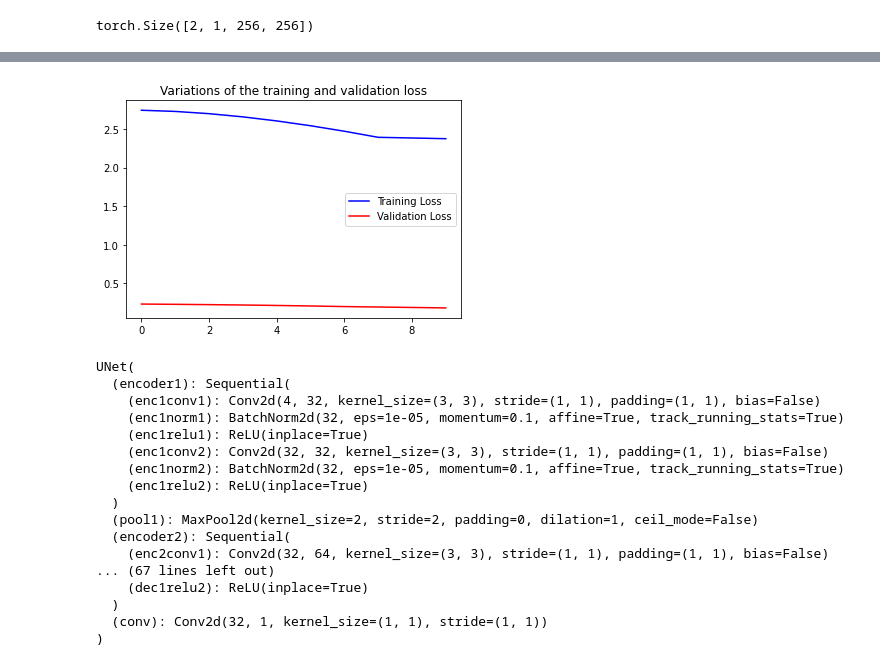
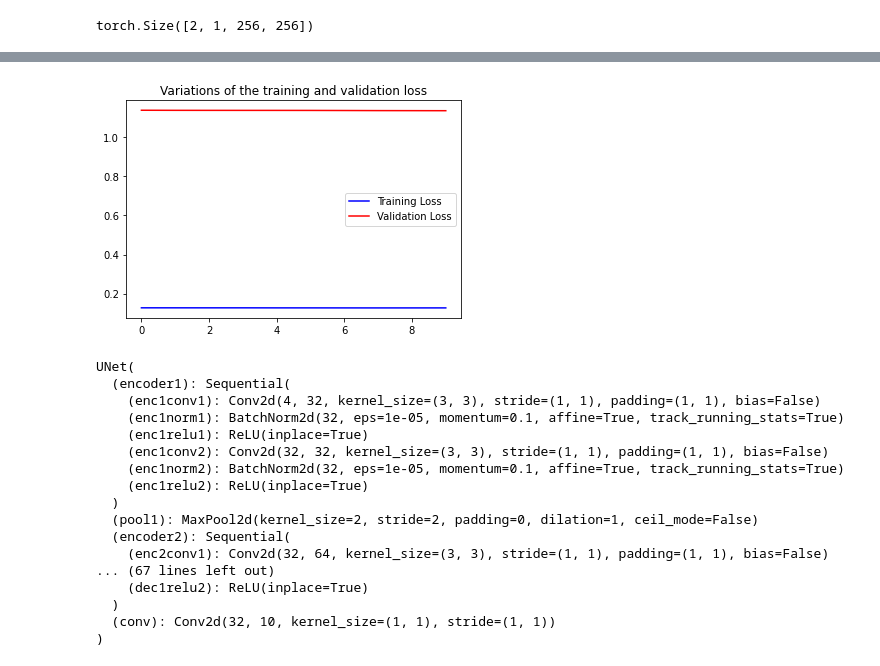
Before and after one commit to fdlci/Data_challenge, a Jupyter notebook: Pytorch/Unet.ipynb, the cells around one changed output, grey strips where cells are left out. Cells and saved outputs as stored; diff of their text form; code cells hidden in the pictures.

Commit message:
Corrected training function

```diff
--- a/Pytorch/Unet.ipynb
+++ b/Pytorch/Unet.ipynb
@@ -20,7 +21,7 @@ import copy
 # Implementation of UNet
 # %%
 class UNet(nn.Module):
-    def __init__(self, in_channels=4, out_channels=1, init_features=32):
+    def __init__(self, in_channels=4, out_channels=10, init_features=32):
         super(UNet, self).__init__()
         features = init_features
         self.encoder1 = UNet._block(in_channels, features, name="enc1")
@@ -381,9 +382,11 @@ def build_dataloaders(images_dir):
     loader_train = DataLoader(dataset_train, batch_size=batch_size, shuffle=True)
     loader_valid = DataLoader(dataset_valid, batch_size=batch_size)
 
-    return loader_train, loader_valid
+    dataset_sizes = {'train': len(dataset_train), 'valid': len(dataset_valid)}
+
+    return loader_train, loader_valid, dataset_sizes
 # %%
-loader_train, loader_valid = build_dataloaders(images_dir)
+loader_train, loader_valid, dataset_sizes = build_dataloaders(images_dir)
 # %%
 images_train, labels_train = next(iter(loader_train))
 images_val, labels_val = next(iter(loader_valid))
@@ -535,7 +561,7 @@ def iou_pytorch(outputs, labels):
 # %%
 def train_model(data_dir, model, epochs):
 
-    loader_train, loader_valid = build_dataloaders(data_dir)
+    loader_train, loader_valid, data_sizes = build_dataloaders(data_dir)
 
     class_weights = torch.FloatTensor(weights)
 
@@ -547,9 +573,9 @@ def train_model(data_dir, model, epochs):
 
     # Training the model
     title = 'Variations of the training and validation loss'
-    model_ft = training(model, loader_train, loader_valid, epochs, optimizer_ft, exp_lr_scheduler, title)
+    model_ft = training(model, loader_train, loader_valid, data_sizes, epochs, optimizer_ft, exp_lr_scheduler, title)
 
     return model_ft
 # %%
-train_model('Small_dataset/train', unet, epochs)
+train_model('Small_dataset/train', unet, epochs=10)
 # %% [output]
@@ -573,4 +599,4 @@ Training complete in 2m 15s
-[figure, old version]
+[figure, new version]
 UNet(
   (encoder1): Sequential(
     (enc1conv1): Conv2d(4, 32, kernel_size=(3, 3), stride=(1, 1), padding=(1, 1), bias=False)
@@ -586,5 +612,5 @@ UNet(
 ... (67 lines left out)
     (dec1relu2): ReLU(inplace=True)
   )
-  (conv): Conv2d(32, 1, kernel_size=(1, 1), stride=(1, 1))
+  (conv): Conv2d(32, 10, kernel_size=(1, 1), stride=(1, 1))
 )
```
Also changed, not shown: parts of 8 cells of this notebook.
